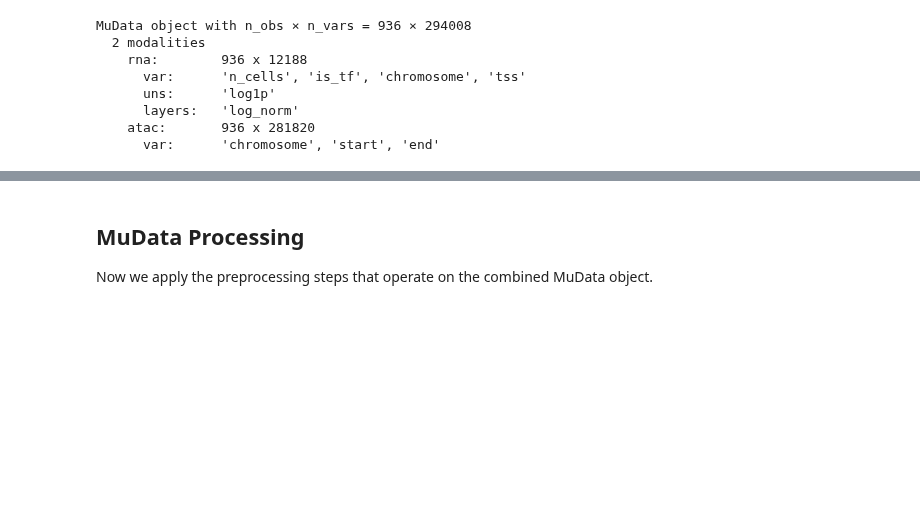
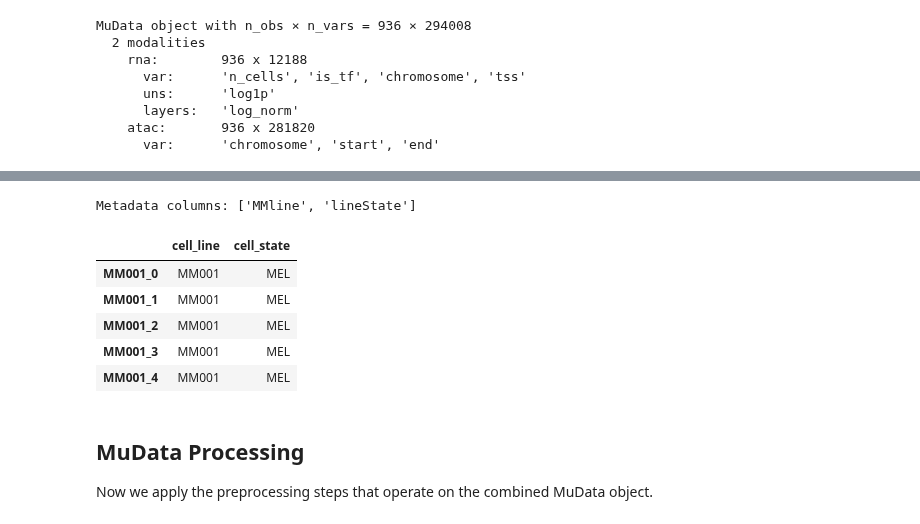
Before and after one commit to aertslab/deepSCENIC, a Jupyter notebook: docs/notebooks/01_data_preparation.ipynb, the cells around one changed output, grey strips where cells are left out. Saved outputs shown, nothing was run; the diff lists cells and outputs as text; code cells hidden in the pictures; blank space fills up the shorter version.

```diff
--- a/docs/notebooks/01_data_preparation.ipynb
+++ b/docs/notebooks/01_data_preparation.ipynb
@@ -180,3 +188,24 @@ MuData object with n_obs × n_vars = 936 × 294008
+# %%
+# Example: Load cell metadata from a CSV file
+import pandas as pd
+
+metadata = pd.read_csv(data_dir + "cells_metadata.csv", index_col=0)
+print(f"Metadata columns: {list(metadata.columns)}")
+
+# Add columns to MuData observations
+mdata.obs["cell_line"] = mdata.obs_names.map(metadata["MMline"])
+mdata.obs["cell_state"] = mdata.obs_names.map(metadata["lineState"])
+
+# Verify the annotations were added
+mdata.obs[["cell_line", "cell_state"]].head()
+# %% [output]
+Metadata columns: ['MMline', 'lineState']
+|  | cell_line | cell_state |
+| MM001_0 | MM001 | MEL |
+| MM001_1 | MM001 | MEL |
+| MM001_2 | MM001 | MEL |
+| MM001_3 | MM001 | MEL |
+| MM001_4 | MM001 | MEL |
 # %% [markdown]
 ## MuData Processing
 
```
Also changed, not shown: parts of 1 cell of this notebook, 1 other file.
